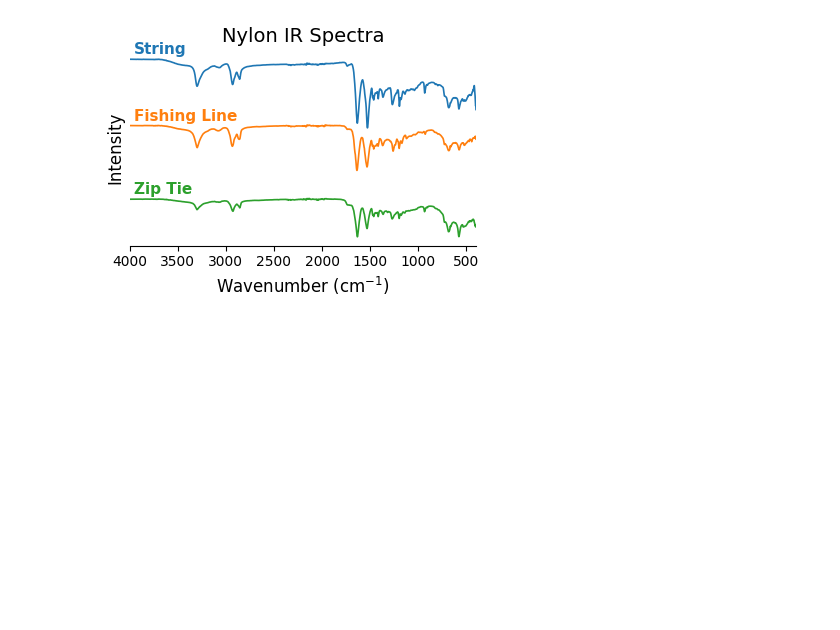
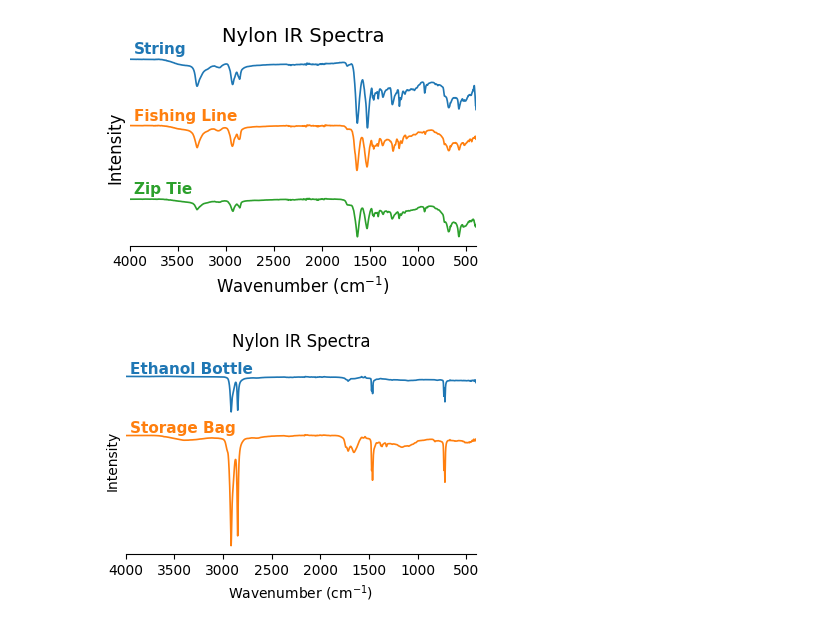
Before and after one commit to NethKuru/CHE-329-Physical-Chemistry-Lab, a Jupyter notebook: Lab01-Polyermer_Characterization_/Visualization.ipynb, the cells around one changed output. Cells and saved outputs as stored; diff of their text form; code cells hidden in the pictures; blank space fills up the shorter version.

```diff
--- a/Lab01-Polyermer_Characterization_/Visualization.ipynb
+++ b/Lab01-Polyermer_Characterization_/Visualization.ipynb
@@ -128,0 +91,30 @@ for name, label, peaks in dsc_samples:
+# %%
+##Looking at the FTIR SPECTRA with reported same material##
+spectra = [
+    ("Ethanol Bottle_012", "Ethanol Bottle"),
+    ("Storage Bag", "Storage Bag"),
+]
+OFFSET = 30
+fig, ax = plt.subplots(figsize=(4,3))
+
+n = len(spectra)
+for i, (name, label) in enumerate(spectra):
+    d = load_IR_csv(name)
+    shift = (n - 1 - i) * OFFSET
+    line, = ax.plot(d["wn"], d["T"] + shift, lw=1.2)
+    ax.text(3950, d["T"].iloc[:50].mean() + shift + 1.2, label, color=line.get_color(), fontsize=11, fontweight="bold")
+
+
+
+ax.set_xlim(4000, 400)
+ax.set_xlabel("Wavenumber (cm$^{-1}$)")
+ax.set_ylabel("Intensity")
+ax.set_title("Nylon IR Spectra",pad =15)
+ax.set_yticks([])
+ax.spines[["top", "right", "left"]].set_visible(False)
+
+plt.tight_layout()
+plt.savefig("stacked_ir_spectra_eth_stor.png")
+plt.show()
+# %% [output]
+[figure, added]
```
Also changed, not shown: parts of 6 cells of this notebook.
